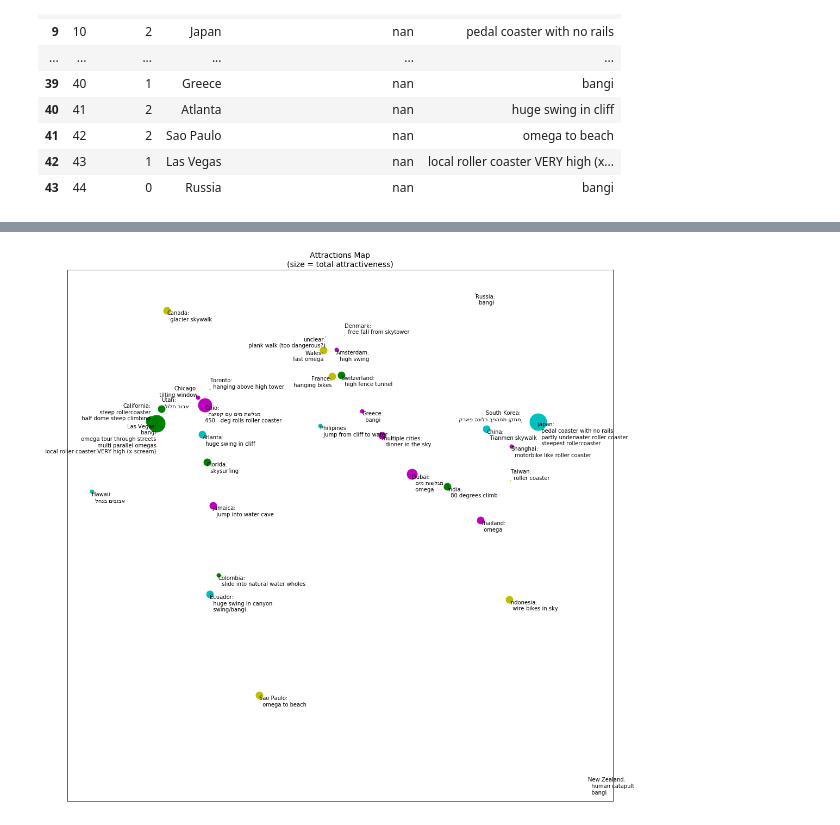
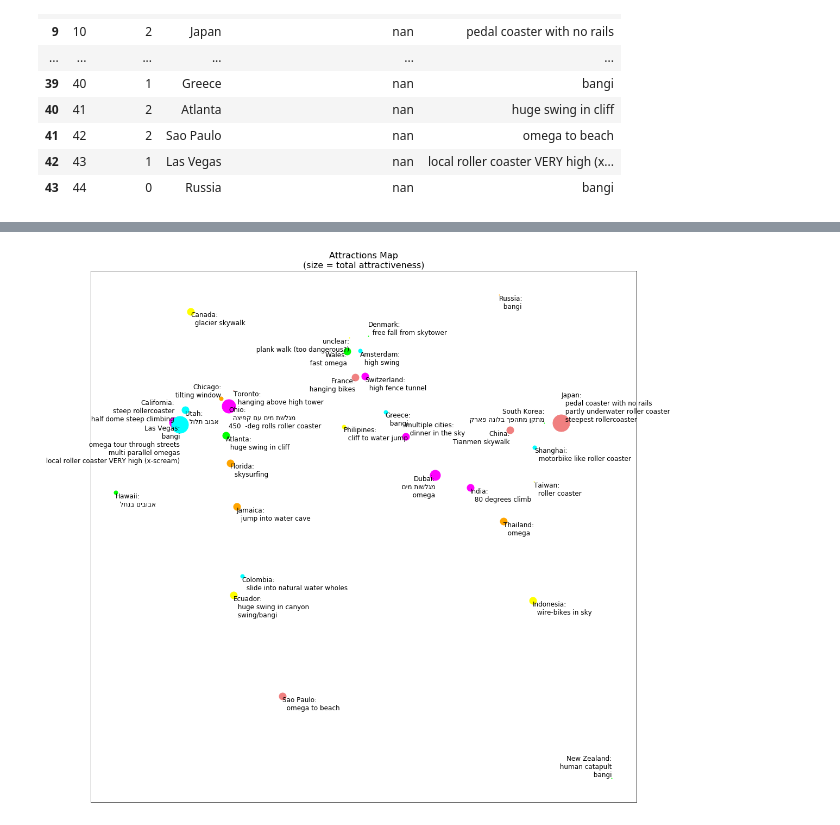
Before and after one commit to ido90/Extreme, a Jupyter notebook: Thrill-Seeking Bucket List.ipynb, the cells around one changed output, grey strips where cells are left out. Saved outputs shown, nothing was run; the diff lists cells and outputs as text; code cells hidden in the pictures.

Commit message:
few display improvements

```diff
--- a/Thrill-Seeking Bucket List.ipynb
+++ b/Thrill-Seeking Bucket List.ipynb
@@ -13,8 +13,8 @@ from tqdm import tqdm, trange
 df = pd.read_excel(r'Extreme TDL.xlsx', skiprows=2)[:44]
 # (nrows argument is apparently still not supported in this pandas version)
 # (can't use dtype directly due to an open issue in pandas)
-for k, v in {'id':int,'coolness':int,'detailed_location':str}.items():
-    df[k] = df[k].astype(v)
+for col, tp in {'id':int,'coolness':int,'detailed_location':str}.items():
+    df[col] = df[col].astype(tp)
 df
 # %% [output]
 |  | id | coolness | location | detailed_location | attraction |
@@ -59,19 +59,19 @@ Name: coolness, dtype: int32
 # %%
 geolocator = Nominatim(user_agent="my-application")
 fig = plt.figure(figsize=(18, 18))
-right_align = ('California','South Korea','Wales','unclear','France','Chicago','Las Vegas')
-bottom_align = ('Utah','Toronto','Chicago','California','South Korea','Denmark','Taiwan')
-colors = ('m','c','g','y')
+right_align = ('California','South Korea','Wales','unclear','France','Chicago','Las Vegas','China','New Zealand','Dubai')
+bottom_align = ('Chicago','California','South Korea','Denmark','Japan','New Zealand','multiple cities')
+colors = ('cyan','lime','magenta','yellow','orange','lightcoral')
 for i,loc in enumerate(tqdm(c.keys())):
     g = geolocator.geocode(loc)
-    plt.plot(g.longitude, g.latitude, colors[i%4]+'o', markersize=1+6*c[loc])
-    plt.annotate(bidi.get_display(loc+':\n  '+txt[loc]), (g.longitude, g.latitude),
+    plt.plot(g.longitude, g.latitude, 'o', markersize=1+6*c[loc], color=colors[i%len(colors)])
+    plt.annotate(bidi.get_display(loc+':\n  '+txt[loc]), (g.longitude, g.latitude), fontsize=12,
                  horizontalalignment='right' if loc in right_align else 'left',
                  verticalalignment='bottom' if loc in bottom_align else 'top')
     #plt.text(g.longitude, g.latitude, bidi.get_display(r'underline'+loc+r''+':\n'+txt[loc]))
-fig.axes[0].set_title('Attractions Map\n(size = total attractiveness)', fontsize=14)
+fig.axes[0].set_title('Attractions Map\n(size = total attractiveness)', fontsize=16)
 fig.axes[0].set_xticks(())
 fig.axes[0].set_yticks(())
 plt.show()
 # %% [output]
-[figure, old version]
+[figure, new version]
```
Also changed, not shown: parts of 1 cell of this notebook.
